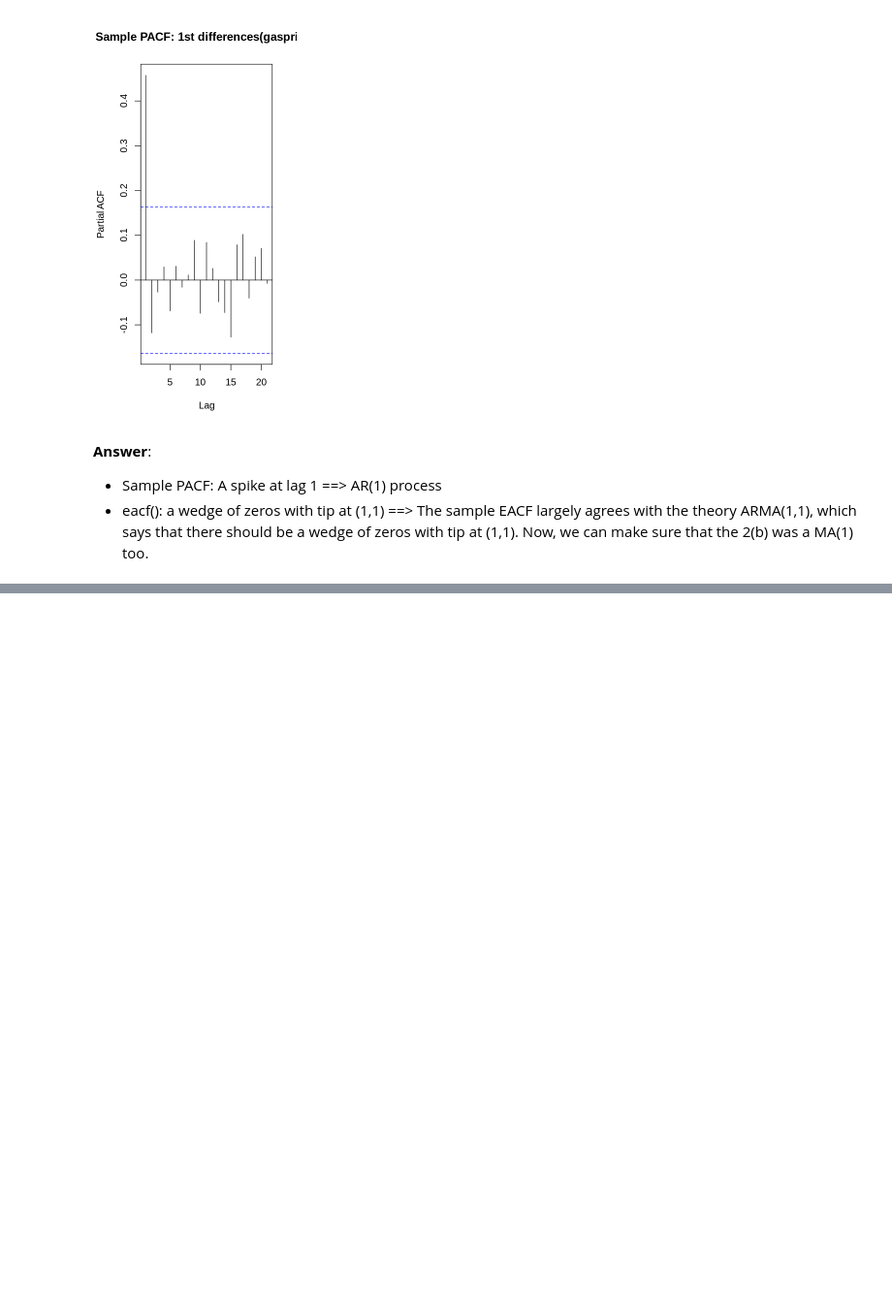
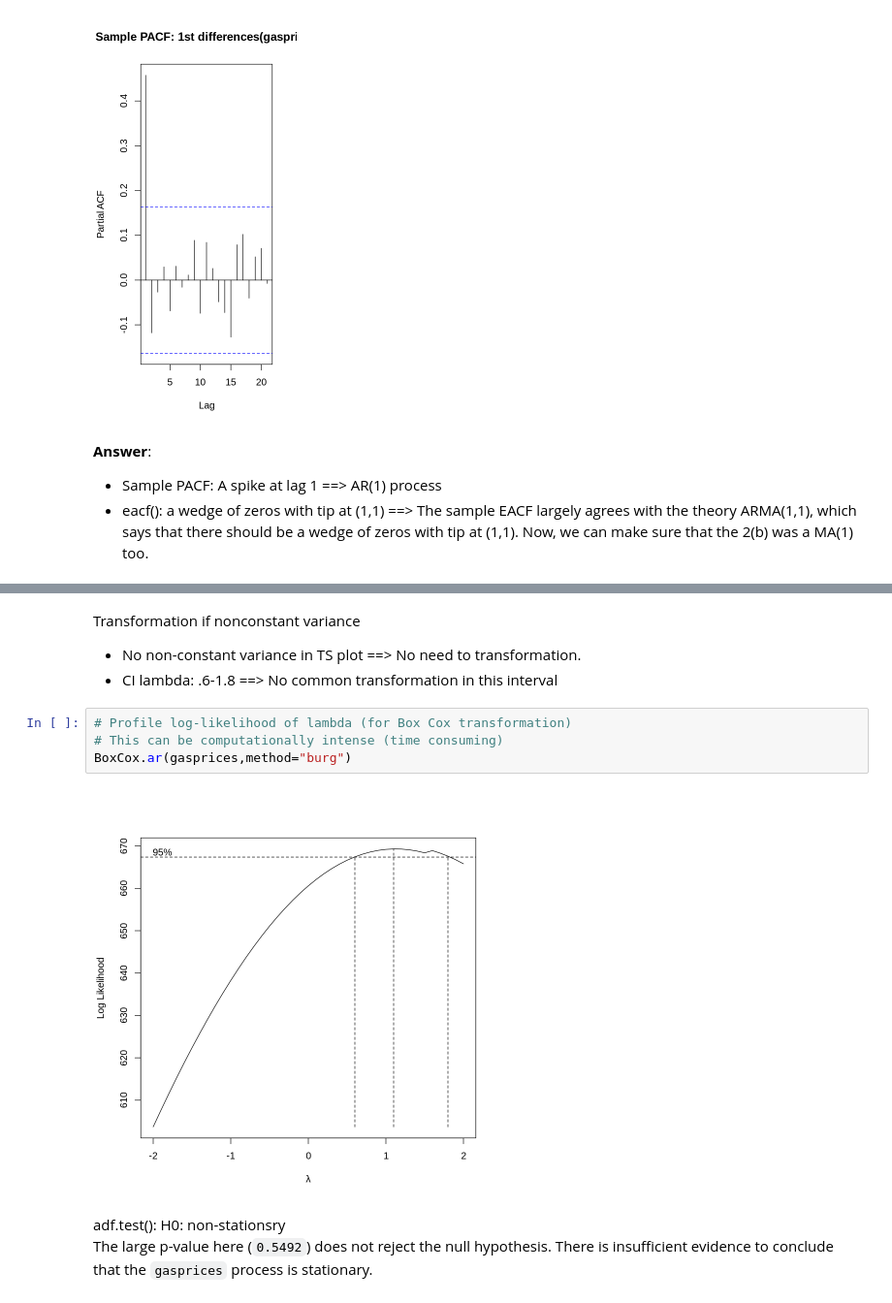
Before and after one commit to Max-Ghadri/Time-Series-Analysis, a Jupyter notebook: 0. Time Series Analysis _ using R on Colab.ipynb, the cells around one changed output, grey strips where cells are left out. Shown at 97% size. Cells and saved outputs as stored; diff of their text form; blank space fills up the shorter version.

```diff
--- a/0. Time Series Analysis _ using R on Colab.ipynb
+++ b/0. Time Series Analysis _ using R on Colab.ipynb
@@ -879,0 +895,13 @@ AR/MA
+# %% [markdown]
+Transformation if nonconstant variance
+- No non-constant variance in TS plot ==> No need to transformation.
+- CI lambda: .6-1.8 ==> No common transformation in this interval
+# %%
+# Profile log-likelihood of lambda (for Box Cox transformation)
+# This can be computationally intense (time consuming)
+BoxCox.ar(gasprices,method="burg")
+# %% [output]
+[figure, added]
+# %% [markdown]
+adf.test(): H0: non-stationsry
+The large p-value here (`0.5492`) does not reject the null hypothesis. There is insufficient evidence to conclude that the `gasprices` process is stationary.
```
Also changed, not shown: parts of 36 cells of this notebook.
